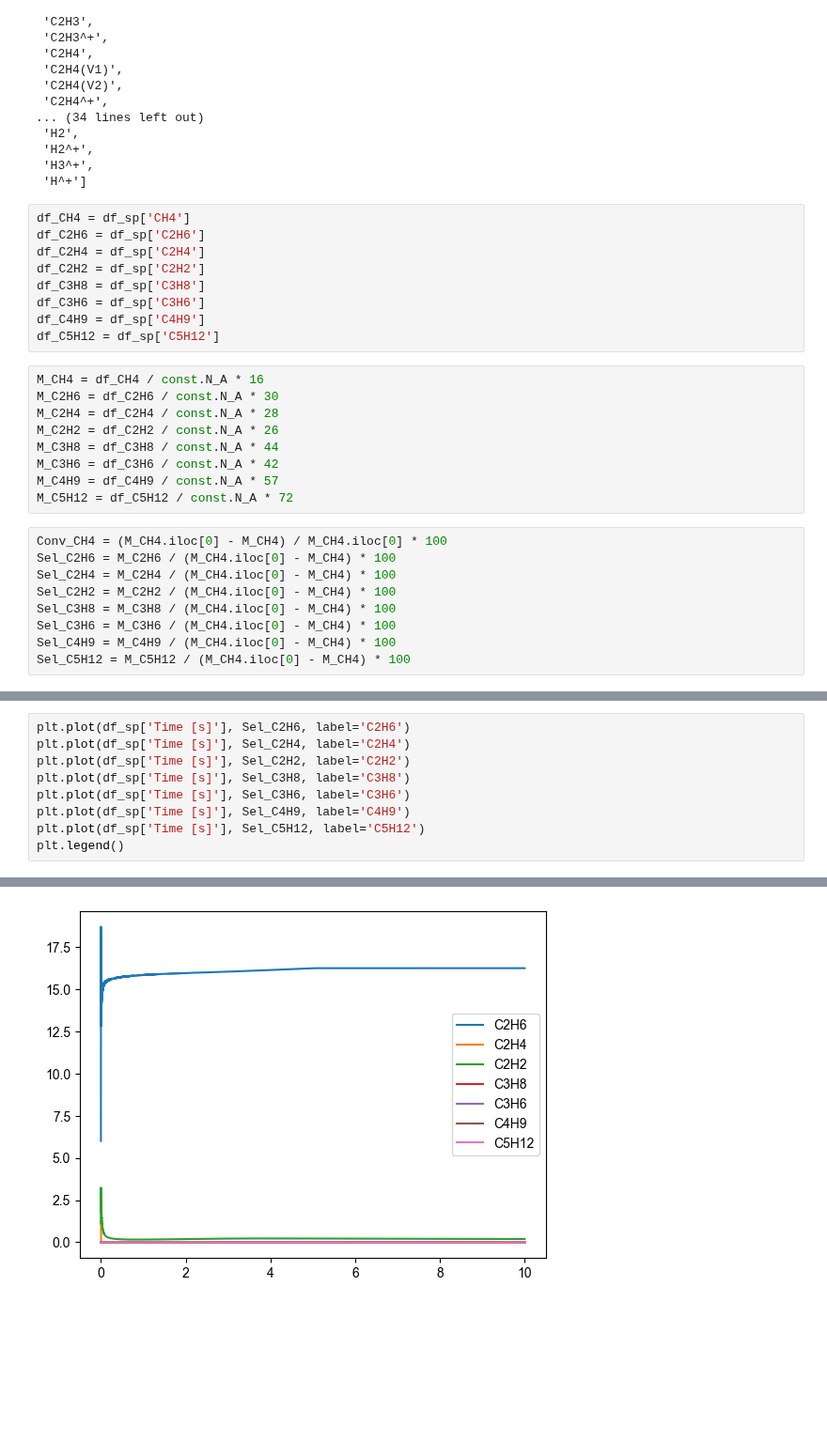
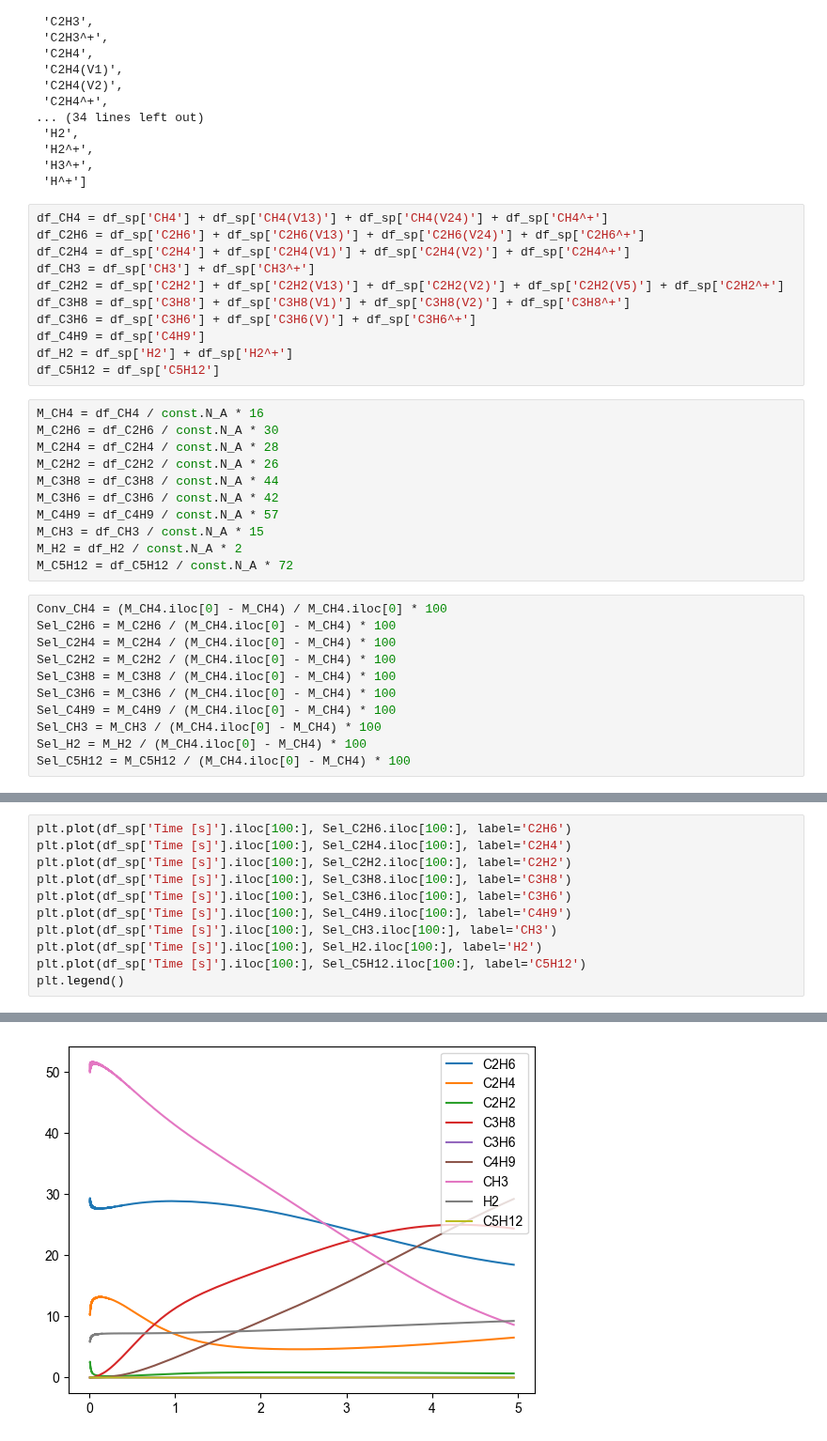
Before and after one commit to 100sjun/repos_python, a Jupyter notebook: Project/DBD_Plasma/ZDPlaskin/CH4_DBD_Plasma/ZDPlaskin/data_plot.ipynb, the cells around one changed output, grey strips where cells are left out. Shown at 94% size. Cells and saved outputs as stored; diff of their text form; blank space fills up the shorter version.

```diff
--- a/Project/DBD_Plasma/ZDPlaskin/CH4_DBD_Plasma/ZDPlaskin/data_plot.ipynb
+++ b/Project/DBD_Plasma/ZDPlaskin/CH4_DBD_Plasma/ZDPlaskin/data_plot.ipynb
@@ -64,13 +64,15 @@ sorted(species)
  'H3^+',
  'H^+']
 # %%
-df_CH4 = df_sp['CH4']
-df_C2H6 = df_sp['C2H6']
-df_C2H4 = df_sp['C2H4']
-df_C2H2 = df_sp['C2H2']
-df_C3H8 = df_sp['C3H8']
-df_C3H6 = df_sp['C3H6']
+df_CH4 = df_sp['CH4'] + df_sp['CH4(V13)'] + df_sp['CH4(V24)'] + df_sp['CH4^+']
+df_C2H6 = df_sp['C2H6'] + df_sp['C2H6(V13)'] + df_sp['C2H6(V24)'] + df_sp['C2H6^+']
+df_C2H4 = df_sp['C2H4'] + df_sp['C2H4(V1)'] + df_sp['C2H4(V2)'] + df_sp['C2H4^+']
+df_CH3 = df_sp['CH3'] + df_sp['CH3^+']
+df_C2H2 = df_sp['C2H2'] + df_sp['C2H2(V13)'] + df_sp['C2H2(V2)'] + df_sp['C2H2(V5)'] + df_sp['C2H2^+']
+df_C3H8 = df_sp['C3H8'] + df_sp['C3H8(V1)'] + df_sp['C3H8(V2)'] + df_sp['C3H8^+']
+df_C3H6 = df_sp['C3H6'] + df_sp['C3H6(V)'] + df_sp['C3H6^+']
 df_C4H9 = df_sp['C4H9']
+df_H2 = df_sp['H2'] + df_sp['H2^+']
 df_C5H12 = df_sp['C5H12']
 # %%
 M_CH4 = df_CH4 / const.N_A * 16
@@ -80,6 +82,8 @@ M_C2H2 = df_C2H2 / const.N_A * 26
 M_C3H8 = df_C3H8 / const.N_A * 44
 M_C3H6 = df_C3H6 / const.N_A * 42
 M_C4H9 = df_C4H9 / const.N_A * 57
+M_CH3 = df_CH3 / const.N_A * 15
+M_H2 = df_H2 / const.N_A * 2
 M_C5H12 = df_C5H12 / const.N_A * 72
 # %%
 Conv_CH4 = (M_CH4.iloc[0] - M_CH4) / M_CH4.iloc[0] * 100
@@ -89,4 +93,6 @@ Sel_C2H2 = M_C2H2 / (M_CH4.iloc[0] - M_CH4) * 100
 Sel_C3H8 = M_C3H8 / (M_CH4.iloc[0] - M_CH4) * 100
 Sel_C3H6 = M_C3H6 / (M_CH4.iloc[0] - M_CH4) * 100
 Sel_C4H9 = M_C4H9 / (M_CH4.iloc[0] - M_CH4) * 100
+Sel_CH3 = M_CH3 / (M_CH4.iloc[0] - M_CH4) * 100
+Sel_H2 = M_H2 / (M_CH4.iloc[0] - M_CH4) * 100
 Sel_C5H12 = M_C5H12 / (M_CH4.iloc[0] - M_CH4) * 100
@@ -98,15 +108,17 @@ plt.plot(df_sp['Time [s]'], Conv_CH4)
 # %%
-plt.plot(df_sp['Time [s]'], Sel_C2H6, label='C2H6')
-plt.plot(df_sp['Time [s]'], Sel_C2H4, label='C2H4')
-plt.plot(df_sp['Time [s]'], Sel_C2H2, label='C2H2')
-plt.plot(df_sp['Time [s]'], Sel_C3H8, label='C3H8')
-plt.plot(df_sp['Time [s]'], Sel_C3H6, label='C3H6')
-plt.plot(df_sp['Time [s]'], Sel_C4H9, label='C4H9')
-plt.plot(df_sp['Time [s]'], Sel_C5H12, label='C5H12')
+plt.plot(df_sp['Time [s]'].iloc[100:], Sel_C2H6.iloc[100:], label='C2H6')
+plt.plot(df_sp['Time [s]'].iloc[100:], Sel_C2H4.iloc[100:], label='C2H4')
+plt.plot(df_sp['Time [s]'].iloc[100:], Sel_C2H2.iloc[100:], label='C2H2')
+plt.plot(df_sp['Time [s]'].iloc[100:], Sel_C3H8.iloc[100:], label='C3H8')
+plt.plot(df_sp['Time [s]'].iloc[100:], Sel_C3H6.iloc[100:], label='C3H6')
+plt.plot(df_sp['Time [s]'].iloc[100:], Sel_C4H9.iloc[100:], label='C4H9')
+plt.plot(df_sp['Time [s]'].iloc[100:], Sel_CH3.iloc[100:], label='CH3')
+plt.plot(df_sp['Time [s]'].iloc[100:], Sel_H2.iloc[100:], label='H2')
+plt.plot(df_sp['Time [s]'].iloc[100:], Sel_C5H12.iloc[100:], label='C5H12')
 plt.legend()
 # %% [output]
 <matplotlib.legend.Legend at 0x...>
-[figure, old version]
+[figure, new version]
 # %%
 fig, axs = plt.subplots(3,2,figsize=(16,16))
 
```
Also changed, not shown: parts of 4 cells of this notebook, 7 other files.
